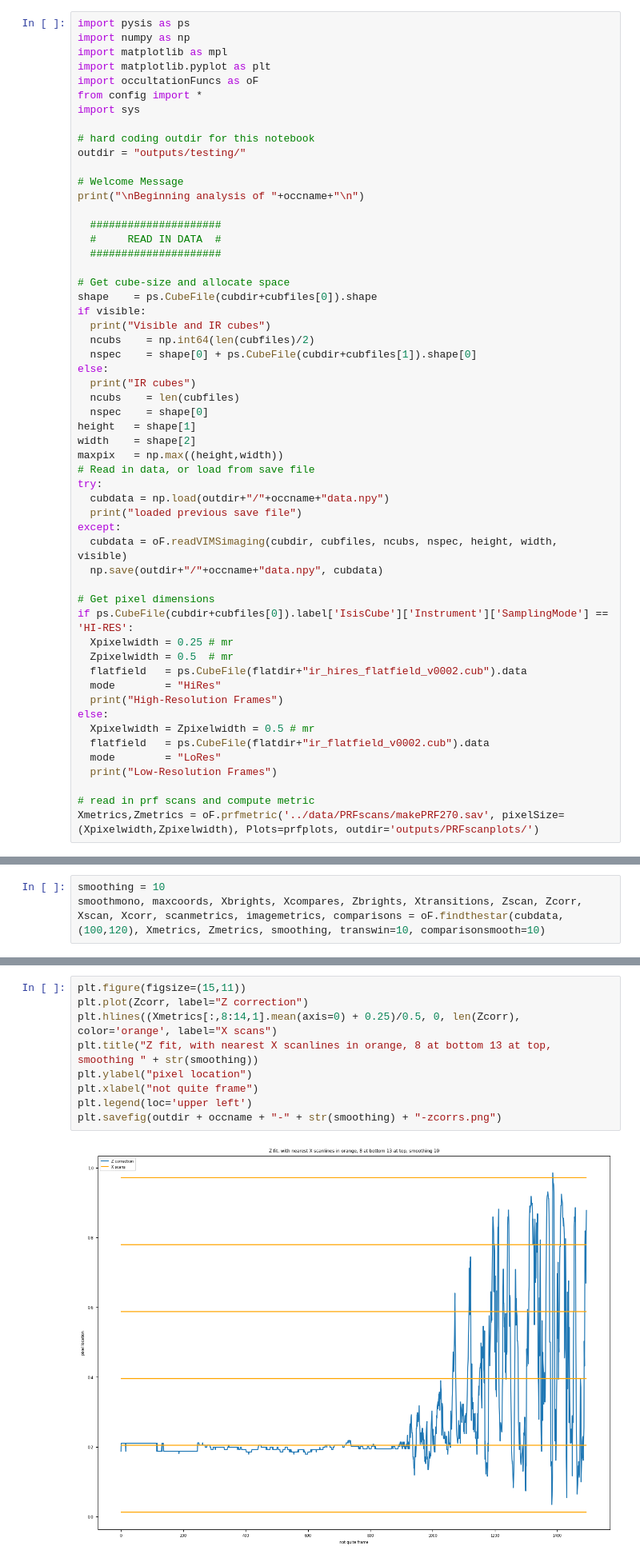
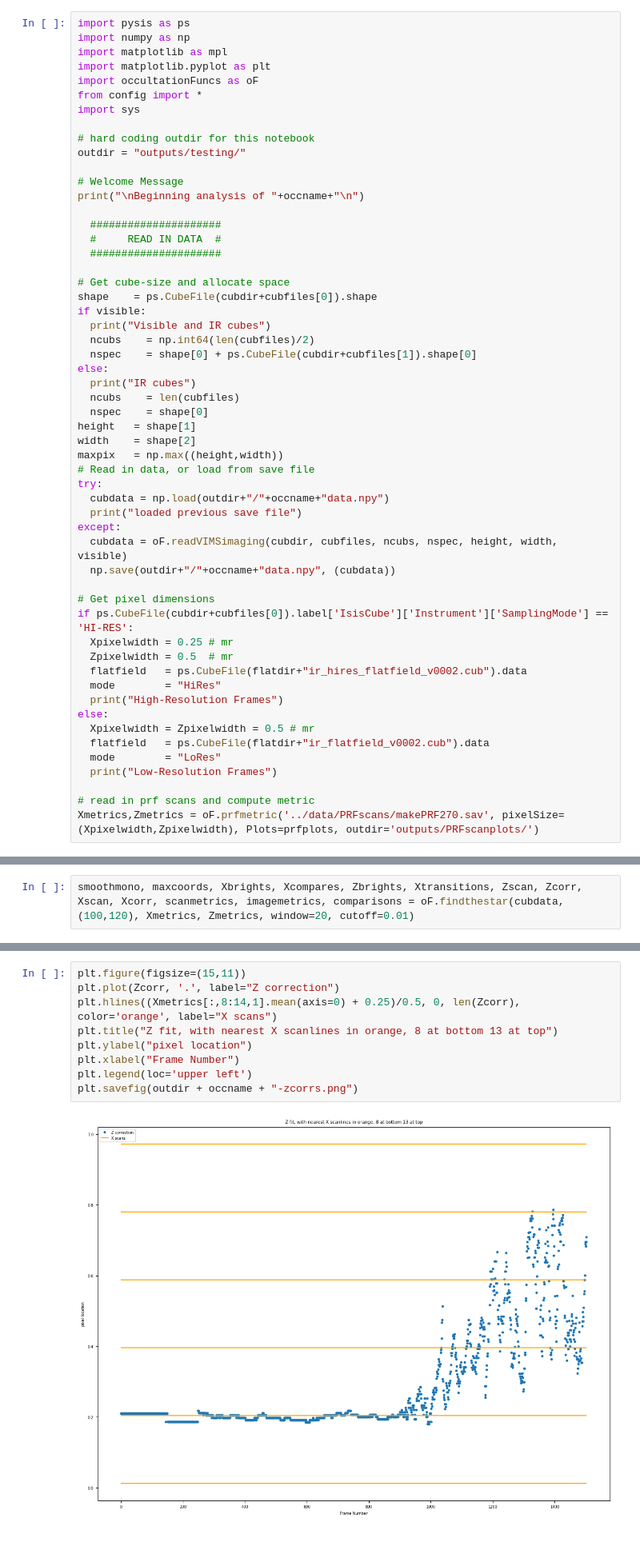
Before and after one commit to AnIndefiniteArticle/slapvisos, a Jupyter notebook: Untitled.ipynb, the cells around one changed output, grey strips where cells are left out. Shown at 80% size. Saved outputs shown, nothing was run; the diff lists cells and outputs as text.

```diff
--- a/Untitled.ipynb
+++ b/Untitled.ipynb
@@ -38,7 +38,7 @@ try:
   print("loaded previous save file")
 except:
   cubdata = oF.readVIMSimaging(cubdir, cubfiles, ncubs, nspec, height, width, visible)
-  np.save(outdir+"/"+occname+"data.npy", cubdata)
+  np.save(outdir+"/"+occname+"data.npy", (cubdata))
 
 # Get pixel dimensions
 if ps.CubeFile(cubdir+cubfiles[0]).label['IsisCube']['Instrument']['SamplingMode'] == 'HI-RES':
@@ -62,8 +62,7 @@ IR cubes
 loaded previous save file
 High-Resolution Frames
 # %%
-smoothing = 10
-smoothmono, maxcoords, Xbrights, Xcompares, Zbrights, Xtransitions, Zscan, Zcorr, Xscan, Xcorr, scanmetrics, imagemetrics, comparisons = oF.findthestar(cubdata, (100,120), Xmetrics, Zmetrics, smoothing, transwin=10, comparisonsmooth=10)
+smoothmono, maxcoords, Xbrights, Xcompares, Zbrights, Xtransitions, Zscan, Zcorr, Xscan, Xcorr, scanmetrics, imagemetrics, comparisons = oF.findthestar(cubdata, (100,120), Xmetrics, Zmetrics, window=20, cutoff=0.01)
 # %% [output]
 smoothing input data over spectral window
 taking the rolling average
@@ -201,14 +198,14 @@ plt.savefig(outdir + occname + "-" + str(smoothing) + "-scans.png")
 # %%
 plt.figure(figsize=(15,11))
-plt.plot(Zcorr, label="Z correction")
+plt.plot(Zcorr, '.', label="Z correction")
 plt.hlines((Xmetrics[:,8:14,1].mean(axis=0) + 0.25)/0.5, 0, len(Zcorr), color='orange', label="X scans")
-plt.title("Z fit, with nearest X scanlines in orange, 8 at bottom 13 at top, smoothing " + str(smoothing))
+plt.title("Z fit, with nearest X scanlines in orange, 8 at bottom 13 at top")
 plt.ylabel("pixel location")
-plt.xlabel("not quite frame")
+plt.xlabel("Frame Number")
 plt.legend(loc='upper left')
-plt.savefig(outdir + occname + "-" + str(smoothing) + "-zcorrs.png")
+plt.savefig(outdir + occname + "-zcorrs.png")
 # %% [output]
-[figure, old version]
+[figure, new version]
 # %%
 plt.figure(figsize=(15,11))
 plt.plot(Xbrights, label="Xbrights")
```
Also changed, not shown: parts of 20 cells of this notebook, 2 other files.
